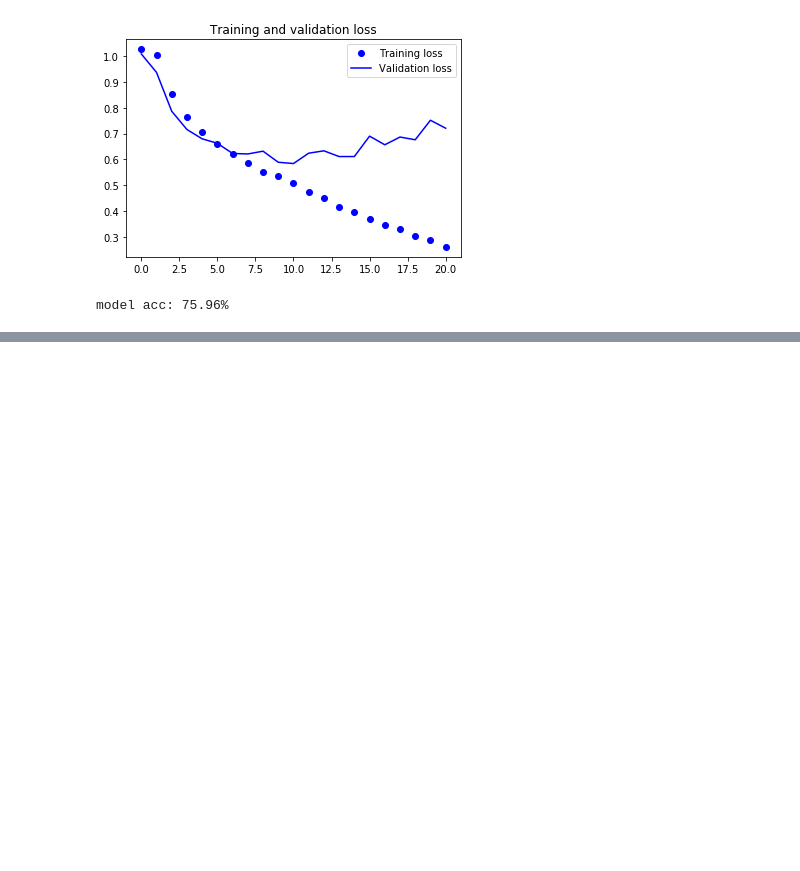
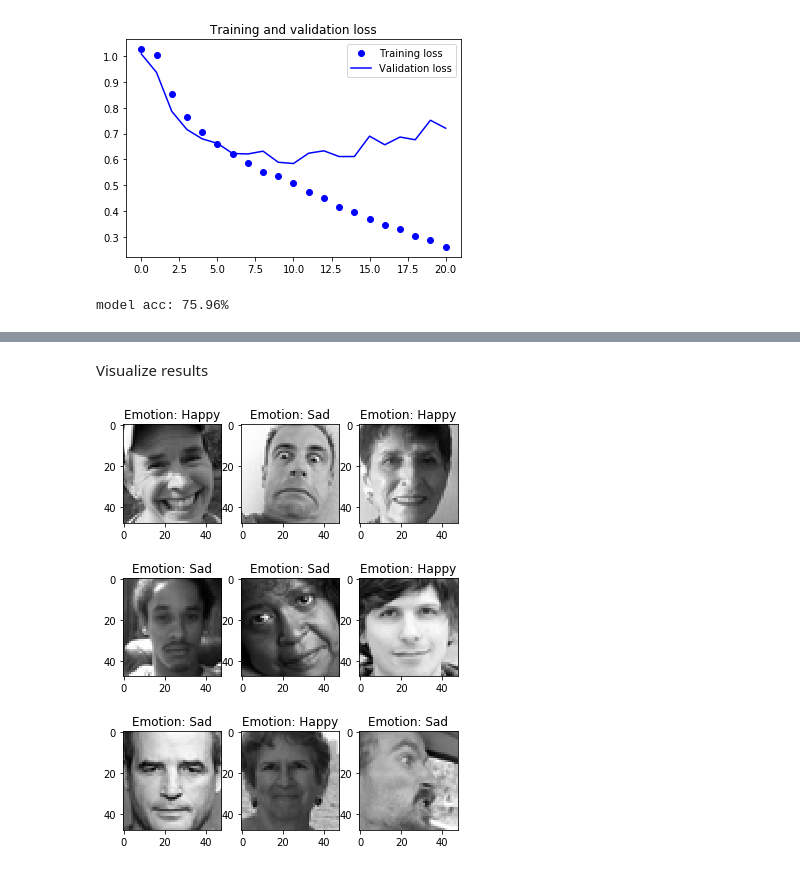
Before and after one commit to fparisk/MP6122_Reconocimiento_de_Patrones, a Jupyter notebook: proyecto/cnn_03.ipynb, the cells around one changed output, grey strips where cells are left out. Drawn from its saved outputs; the diff is of its cells as text; code cells hidden in the pictures; blank space fills up the shorter version.

```diff
--- a/proyecto/cnn_03.ipynb
+++ b/proyecto/cnn_03.ipynb
@@ -576,0 +594,4 @@ def evaluateModel(model):
+# %%
+adaptNet_model = models.load_model('adaptNet_model_v02.h5')
+adaptNet_model.summary()
+#adptNet_predictions = adaptNet_model.predict(x_prediction)
@@ -576,0 +618,9 @@ def evaluateModel(model):
+# %%
+# create a small subset (size=9) by taking random images by index
+prediction_data = prediction_ds.iloc[[44,257,43,20,27,31,36,17,666],:]
+
+prediction_data = prediction_data.reset_index(drop=True)
+x_prediction, y_prediction = get_in_out_data(prediction_data)
+
+print("x_prediction: " + str(x_prediction.shape))
+print("y_prediction: " + str(y_prediction.shape))
@@ -576,0 +630,3 @@ def evaluateModel(model):
+# %%
+# predict emotion using loaded model
+predicted_data = adaptNet_model.predict(x_prediction)
@@ -576,0 +645,17 @@ def evaluateModel(model):
+# %% [markdown]
+Visualize results
+# %%
+emotion_classes = ['Sad','Happy','Neutral']
+
+fig = plt.figure(figsize=(6,8))
+for i in range(0, 9):
+    input_img = x_prediction[i:9,:,:,:]
+    ax = fig.add_subplot(3,3,i+1)
+    ax.imshow(input_img[0,:,:,0], cmap=plt.cm.gray)
+    indx = np.where(predicted_data[i] == np.amax(predicted_data[i]))
+    idx = int(indx[0])
+    plt.title("Emotion: {0}".format(emotion_classes[idx]))
+
+plt.show()
+# %% [output]
+[figure, added]
```
Also changed, not shown: parts of 11 cells of this notebook.
